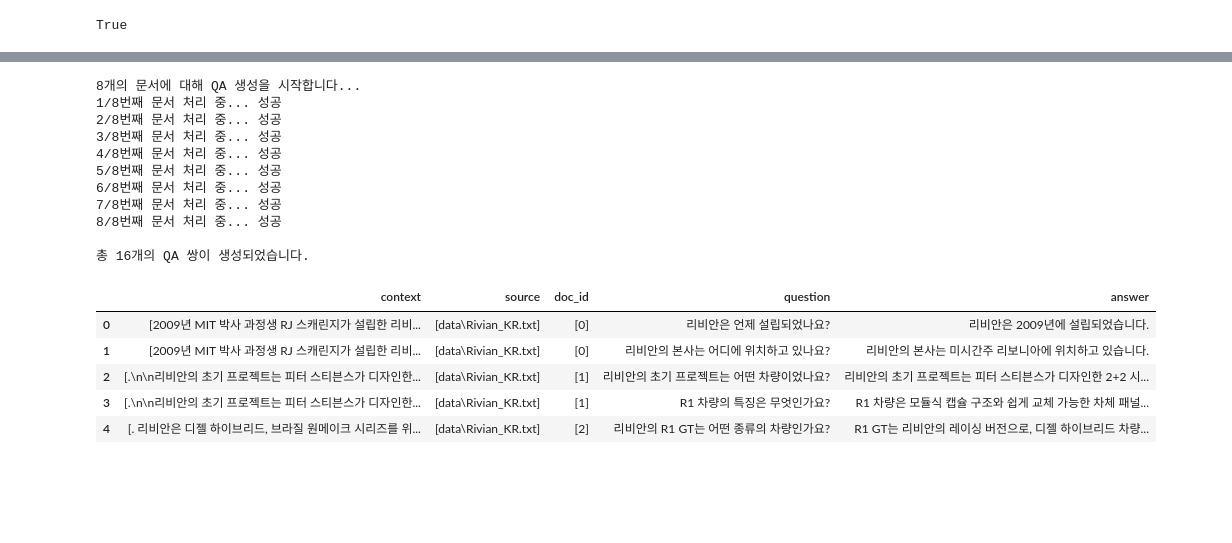
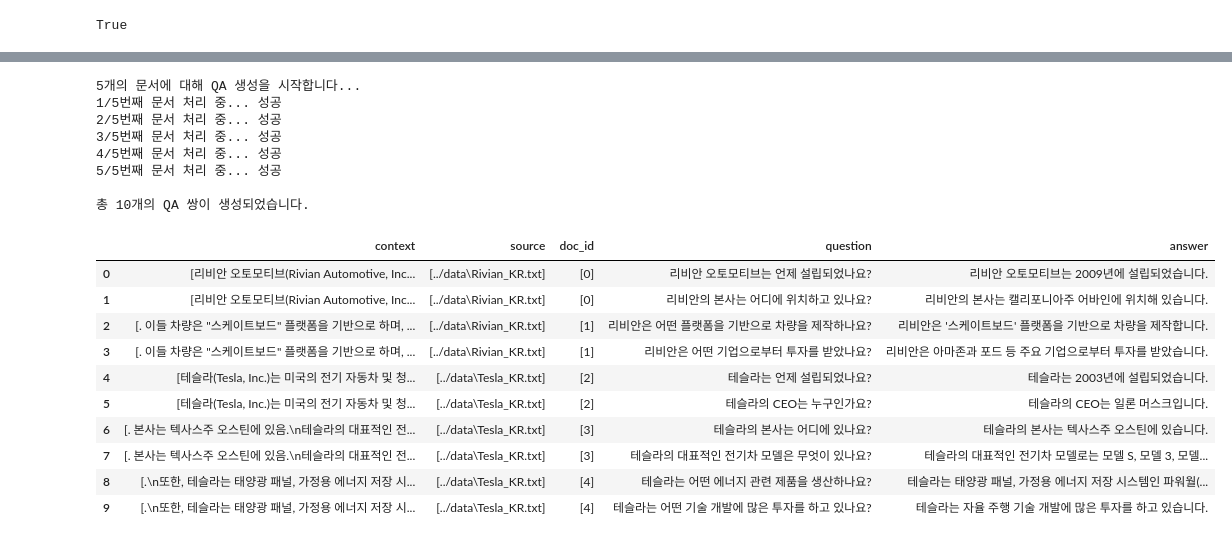
Before and after one commit to happy-haru/langchain, a Jupyter notebook: src/notebooks/09.retriever_performance_eval.ipynb, the cells around one changed output, grey strips where cells are left out. Saved outputs shown, nothing was run; the diff lists cells and outputs as text; code cells hidden in the pictures; blank space fills up the shorter version.

```diff
--- a/src/notebooks/09.retriever_performance_eval.ipynb
+++ b/src/notebooks/09.retriever_performance_eval.ipynb
@@ -36,7 +57,7 @@ def load_text_files(txt_files):
         data.extend(loader.load())
     return data
 # %%
-korean_txt_files = glob(os.path.join('data', '*_KR.txt'))
+korean_txt_files = glob(os.path.join('../data', '*_KR.txt'))
 if not korean_txt_files:
     print("'data' 폴더에 '*_KR.txt' 파일이 없습니다. 예시 데이터를 생성하거나 경로를 확인하세요.")
     korean_data = [] # 빈 리스트로 초기화
@@ -100,7 +124,7 @@ if korean_docs:
         print(final_docs_for_eval[0].metadata)
         print("=" * 30)
 
-    with open('./data/final_docs_for_eval.jsonl', 'w', encoding='utf-8') as f:
+    with open('../data/final_docs_for_eval.jsonl', 'w', encoding='utf-8') as f:
         for doc_item in final_docs_for_eval:
             f.write(json.dumps({'page_content': doc_item.page_content, 'metadata': doc_item.metadata}) + '\n')
     print("\n평가용 문서가 './data/final_docs_for_eval.jsonl' 파일로 저장되었습니다.")
@@ -234,28 +281,30 @@ if final_docs_for_eval :
 
     df_generated_qa_test = pd.DataFrame(generated_qa_outputs)
     print(f"\n총 {df_generated_qa_test.shape[0]}개의 QA 쌍이 생성되었습니다.")
-    df_generated_qa_test.to_excel("./data/generated_qa_test.xlsx", index=False)
+    df_generated_qa_test.to_excel("../data/generated_qa_test.xlsx", index=False)
 else:
     print("QA 합성은 실제 실행되지 않았습니다. (final_docs_for_eval이 없거나, 실행 플래그가 False임)")
 # %% [output]
-8개의 문서에 대해 QA 생성을 시작합니다...
-1/8번째 문서 처리 중... 성공
-2/8번째 문서 처리 중... 성공
-3/8번째 문서 처리 중... 성공
-4/8번째 문서 처리 중... 성공
-5/8번째 문서 처리 중... 성공
-6/8번째 문서 처리 중... 성공
-7/8번째 문서 처리 중... 성공
-8/8번째 문서 처리 중... 성공
+5개의 문서에 대해 QA 생성을 시작합니다...
+1/5번째 문서 처리 중... 성공
+2/5번째 문서 처리 중... 성공
+3/5번째 문서 처리 중... 성공
+4/5번째 문서 처리 중... 성공
+5/5번째 문서 처리 중... 성공
 
-총 16개의 QA 쌍이 생성되었습니다.
+총 10개의 QA 쌍이 생성되었습니다.
 # %%
-df_generated_qa_test.head()
+df_generated_qa_test
 # %% [output]
 |  | context | source | doc_id | question | answer |
-| 0 | [2009년 MIT 박사 과정생 RJ 스캐린지가 설립한 리비... | [data\Rivian_KR.txt] | [0] | 리비안은 언제 설립되었나요? | 리비안은 2009년에 설립되었습니다. |
-| 1 | [2009년 MIT 박사 과정생 RJ 스캐린지가 설립한 리비... | [data\Rivian_KR.txt] | [0] | 리비안의 본사는 어디에 위치하고 있나요? | 리비안의 본사는 미시간주 리보니아에 위치하고 있습니다. |
-| 2 | [.\n\n리비안의 초기 프로젝트는 피터 스티븐스가 디자인한... | [data\Rivian_KR.txt] | [1] | 리비안의 초기 프로젝트는 어떤 차량이었나요? | 리비안의 초기 프로젝트는 피터 스티븐스가 디자인한 2+2 시... |
-| 3 | [.\n\n리비안의 초기 프로젝트는 피터 스티븐스가 디자인한... | [data\Rivian_KR.txt] | [1] | R1 차량의 특징은 무엇인가요? | R1 차량은 모듈식 캡슐 구조와 쉽게 교체 가능한 차체 패널... |
-| 4 | [. 리비안은 디젤 하이브리드, 브라질 원메이크 시리즈를 위... | [data\Rivian_KR.txt] | [2] | 리비안의 R1 GT는 어떤 종류의 차량인가요? | R1 GT는 리비안의 레이싱 버전으로, 디젤 하이브리드 차량... |
+| 0 | [리비안 오토모티브(Rivian Automotive, Inc... | [../data\Rivian_KR.txt] | [0] | 리비안 오토모티브는 언제 설립되었나요? | 리비안 오토모티브는 2009년에 설립되었습니다. |
+| 1 | [리비안 오토모티브(Rivian Automotive, Inc... | [../data\Rivian_KR.txt] | [0] | 리비안의 본사는 어디에 위치하고 있나요? | 리비안의 본사는 캘리포니아주 어바인에 위치해 있습니다. |
+| 2 | [. 이들 차량은 "스케이트보드" 플랫폼을 기반으로 하며, ... | [../data\Rivian_KR.txt] | [1] | 리비안은 어떤 플랫폼을 기반으로 차량을 제작하나요? | 리비안은 '스케이트보드' 플랫폼을 기반으로 차량을 제작합니다. |
+| 3 | [. 이들 차량은 "스케이트보드" 플랫폼을 기반으로 하며, ... | [../data\Rivian_KR.txt] | [1] | 리비안은 어떤 기업으로부터 투자를 받았나요? | 리비안은 아마존과 포드 등 주요 기업으로부터 투자를 받았습니다. |
+| 4 | [테슬라(Tesla, Inc.)는 미국의 전기 자동차 및 청... | [../data\Tesla_KR.txt] | [2] | 테슬라는 언제 설립되었나요? | 테슬라는 2003년에 설립되었습니다. |
+| 5 | [테슬라(Tesla, Inc.)는 미국의 전기 자동차 및 청... | [../data\Tesla_KR.txt] | [2] | 테슬라의 CEO는 누구인가요? | 테슬라의 CEO는 일론 머스크입니다. |
+| 6 | [. 본사는 텍사스주 오스틴에 있음.\n테슬라의 대표적인 전... | [../data\Tesla_KR.txt] | [3] | 테슬라의 본사는 어디에 있나요? | 테슬라의 본사는 텍사스주 오스틴에 있습니다. |
+| 7 | [. 본사는 텍사스주 오스틴에 있음.\n테슬라의 대표적인 전... | [../data\Tesla_KR.txt] | [3] | 테슬라의 대표적인 전기차 모델은 무엇이 있나요? | 테슬라의 대표적인 전기차 모델로는 모델 S, 모델 3, 모델... |
+| 8 | [.\n또한, 테슬라는 태양광 패널, 가정용 에너지 저장 시... | [../data\Tesla_KR.txt] | [4] | 테슬라는 어떤 에너지 관련 제품을 생산하나요? | 테슬라는 태양광 패널, 가정용 에너지 저장 시스템인 파워월(... |
+| 9 | [.\n또한, 테슬라는 태양광 패널, 가정용 에너지 저장 시... | [../data\Tesla_KR.txt] | [4] | 테슬라는 어떤 기술 개발에 많은 투자를 하고 있나요? | 테슬라는 자율 주행 기술 개발에 많은 투자를 하고 있습니다. |
 # %% [markdown]
```
Also changed, not shown: parts of 24 cells of this notebook.
